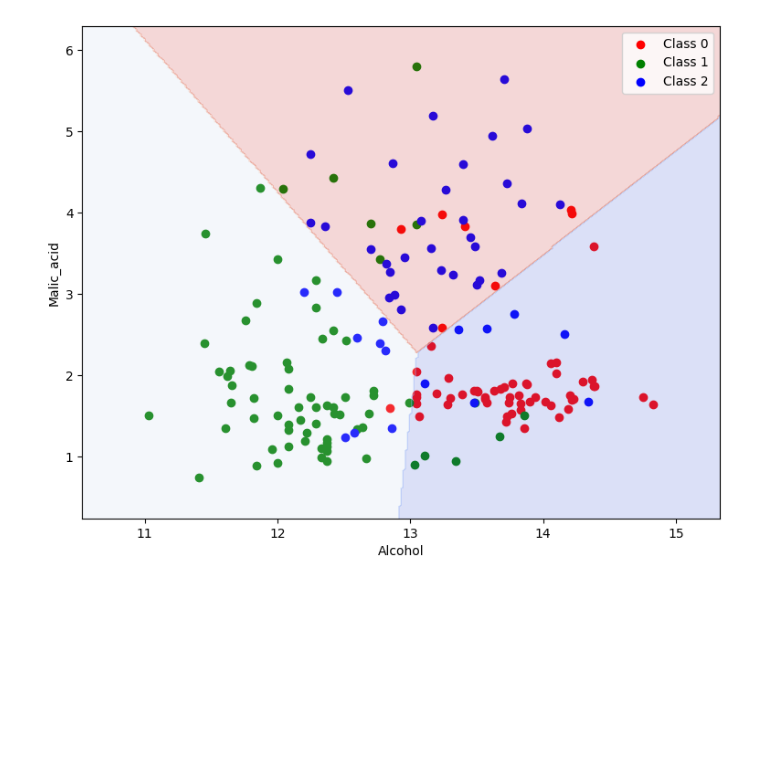
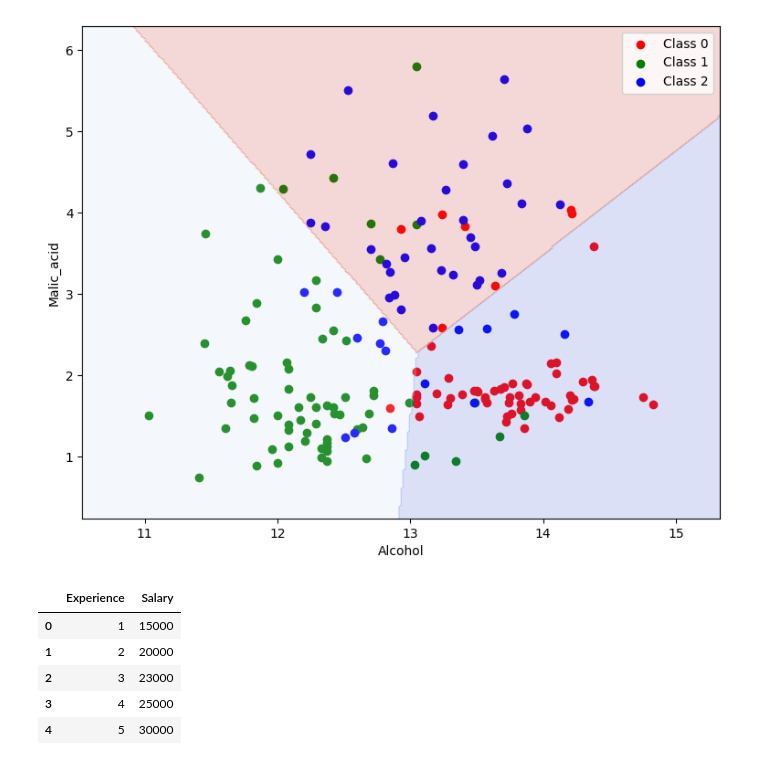
Before and after one commit to amandeep-singh28/Machine-Learning-Revision, a Jupyter notebook: 02_Practice.ipynb, the cells around one changed output. Drawn from its saved outputs; the diff is of its cells as text; code cells hidden in the pictures; blank space fills up the shorter version.

```diff
--- a/02_Practice.ipynb
+++ b/02_Practice.ipynb
@@ -99,3 +99,16 @@ plt.legend()
 plt.show()
 # %% [output]
 [figure]
+# %%
+df = pd.DataFrame({
+    'Experience' : [1, 2, 3, 4, 5, 6, 7, 8, 9, 10],
+    'Salary' : [15000, 20000, 23000, 25000, 30000, 40000, 45000, 60000, 90000, 120000]
+})
+df.head()
+# %% [output]
+|  | Experience | Salary |
+| 0 | 1 | 15000 |
+| 1 | 2 | 20000 |
+| 2 | 3 | 23000 |
+| 3 | 4 | 25000 |
+| 4 | 5 | 30000 |
```
Also changed, not shown: parts of 8 cells of this notebook.
